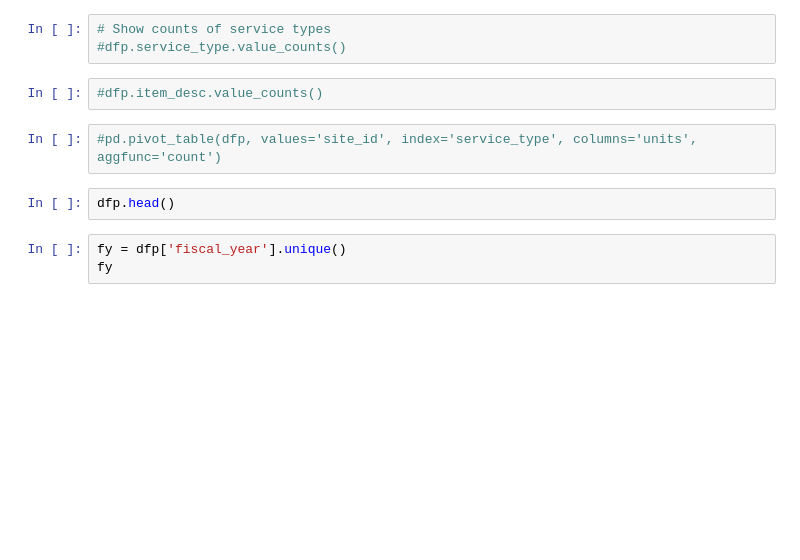
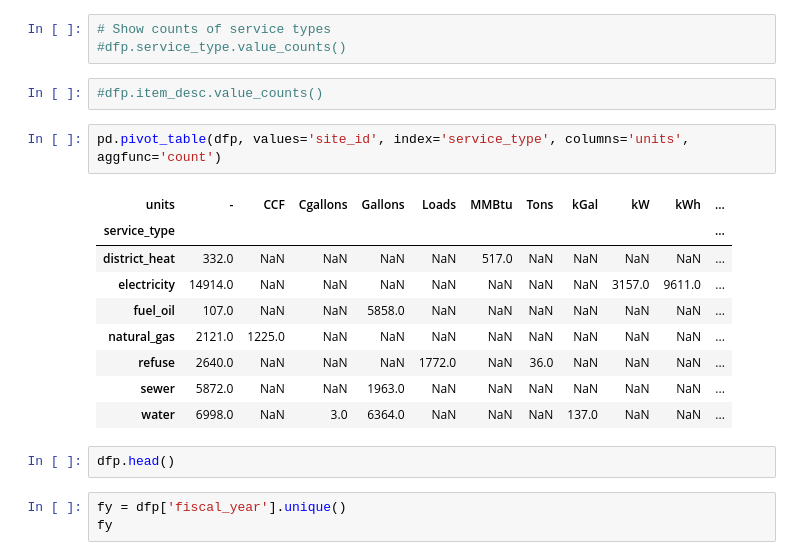
Before and after one commit to alanmitchell/fnsb-benchmark, a Jupyter notebook: testing/ben_upgrades.ipynb, the cells around one changed output. Saved outputs shown, nothing was run; the diff lists cells and outputs as text; blank space fills up the shorter version.

```diff
--- a/testing/ben_upgrades.ipynb
+++ b/testing/ben_upgrades.ipynb
@@ -49,7 +49,17 @@ ut = pickle.load(open('../util_obj.pkl', 'rb'))
 # %%
 #dfp.item_desc.value_counts()
 # %%
-#pd.pivot_table(dfp, values='site_id', index='service_type', columns='units', aggfunc='count')
+pd.pivot_table(dfp, values='site_id', index='service_type', columns='units', aggfunc='count')
+# %% [output]
+| units | - | CCF | Cgallons | Gallons | Loads | MMBtu | Tons | kGal | kW | kWh | ... |
+| service_type |  |  |  |  |  |  |  |  |  |  | ... |
+| district_heat | 332.0 | NaN | NaN | NaN | NaN | 517.0 | NaN | NaN | NaN | NaN | ... |
+| electricity | 14914.0 | NaN | NaN | NaN | NaN | NaN | NaN | NaN | 3157.0 | 9611.0 | ... |
+| fuel_oil | 107.0 | NaN | NaN | 5858.0 | NaN | NaN | NaN | NaN | NaN | NaN | ... |
+| natural_gas | 2121.0 | 1225.0 | NaN | NaN | NaN | NaN | NaN | NaN | NaN | NaN | ... |
+| refuse | 2640.0 | NaN | NaN | NaN | 1772.0 | NaN | 36.0 | NaN | NaN | NaN | ... |
+| sewer | 5872.0 | NaN | NaN | 1963.0 | NaN | NaN | NaN | NaN | NaN | NaN | ... |
+| water | 6998.0 | NaN | 3.0 | 6364.0 | NaN | NaN | NaN | 137.0 | NaN | NaN | ... |
 # %%
 dfp.head()
 # %%
```
Also changed, not shown: parts of 4 cells of this notebook, 1 other file.
